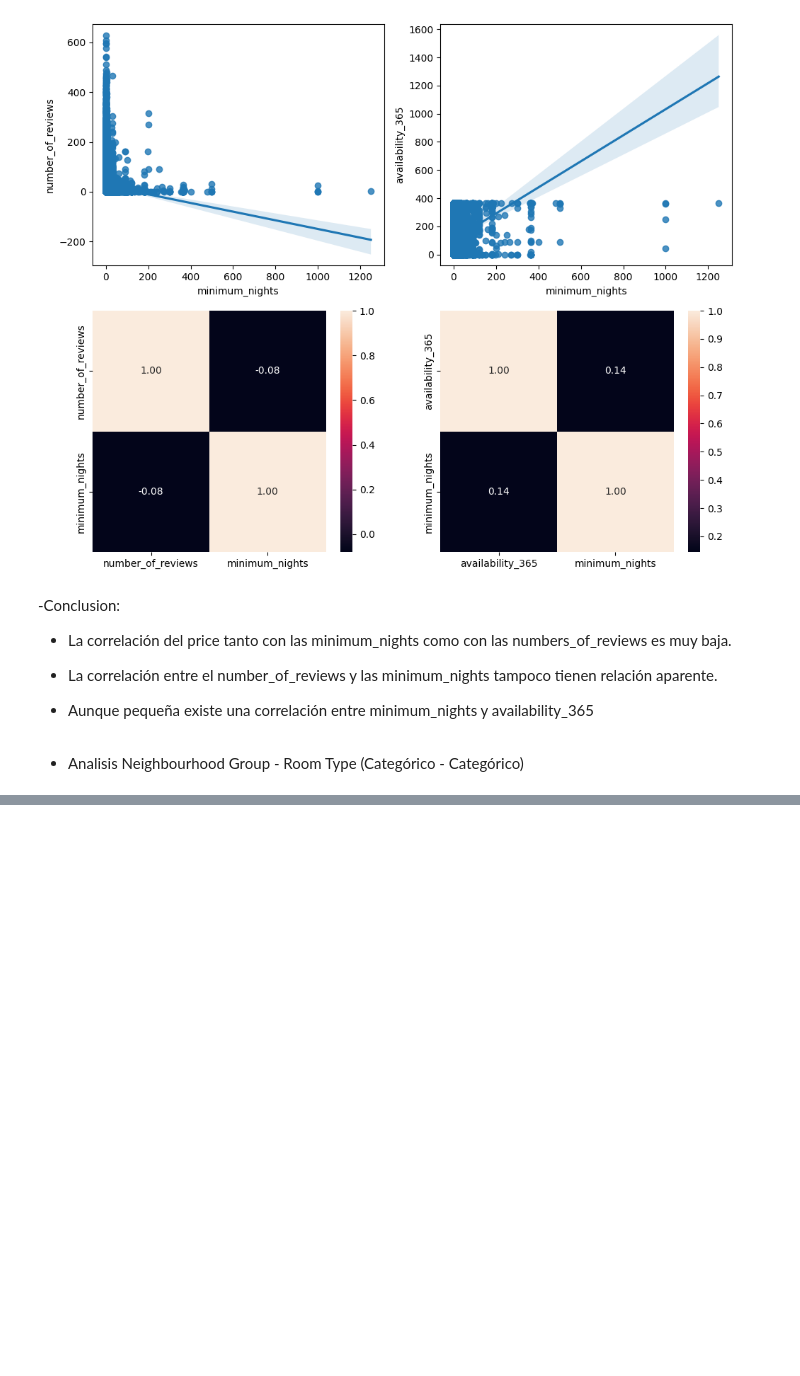
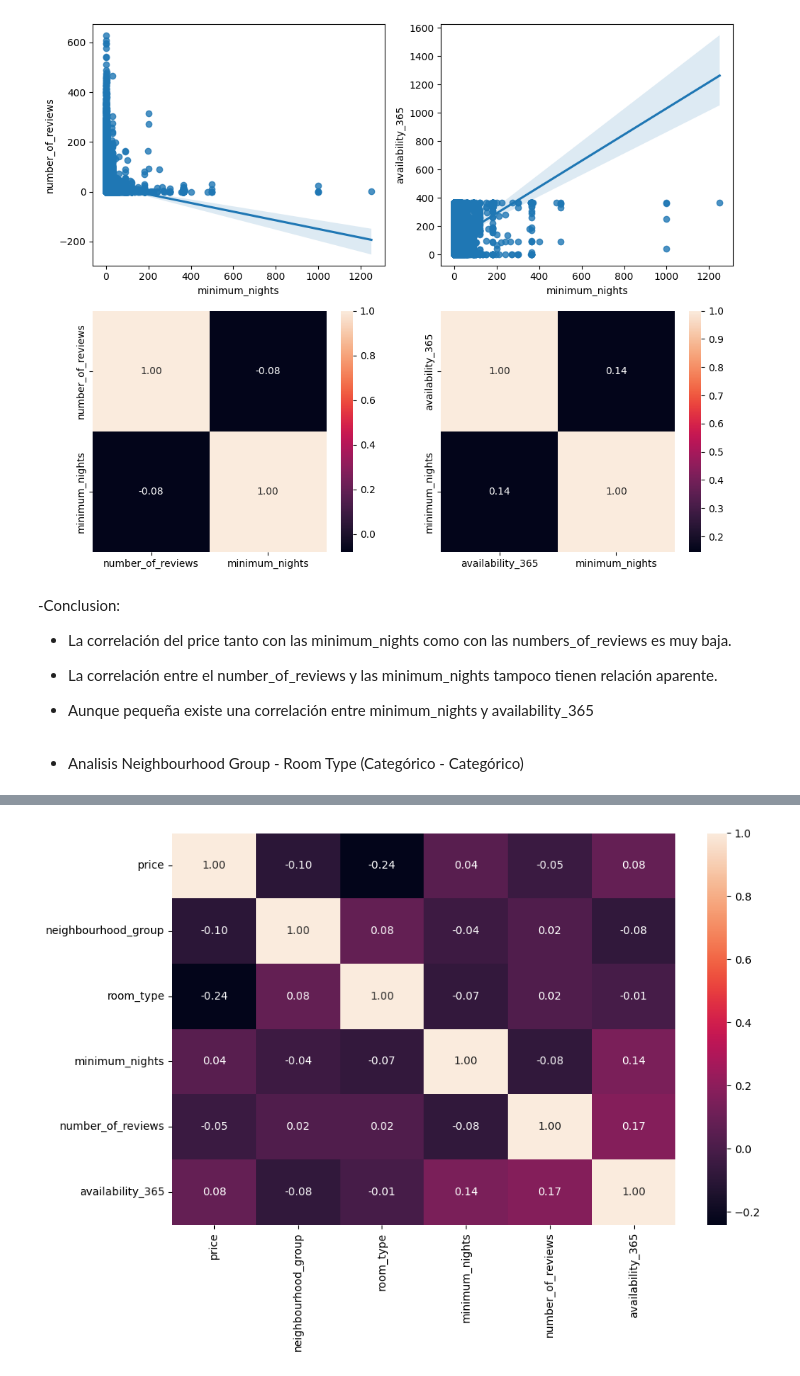
Before and after one commit to Fj-martinez33/AirBnB-NewYork, a Jupyter notebook: src/explore.ipynb, the cells around one changed output, grey strips where cells are left out. Drawn from its saved outputs; the diff is of its cells as text; code cells hidden in the pictures; blank space fills up the shorter version.

```diff
--- a/src/explore.ipynb
+++ b/src/explore.ipynb
@@ -311,0 +321,20 @@ CatCatAnalysi(data)
+# %%
+#Aplicamos OHE
+neighborhood_group = np.array(data.neighbourhood_group.unique()).reshape(-1,1) #Necesitamos convertirlo en una array 2x2 para poder pasarlo por la funcion fit.
+col_name = "neighbourhood_group"
+
+def Encoder(lst, enc_col):
+    enc = OneHotEncoder(drop="first", handle_unknown="ignore")
+    enc.fit(lst)
+    result = enc.transform(data[[enc_col]]).toarray()
+    return result
+
+
+neighborhood_encoded = Encoder(neighborhood_group, col_name)
+data["neighbourhood_group"] = neighborhood_encoded
+
+col_name = "room_type"
+room_type = np.array(data.room_type.unique()).reshape(-1,1)
+
+roomtype_encoded = Encoder(room_type, col_name)
+data["room_type"] = roomtype_encoded
@@ -311,0 +355,9 @@ CatCatAnalysi(data)
+# %%
+fig, axis = plt.subplots(figsize=(10,7))
+
+sns.heatmap(data[["price", "neighbourhood_group","room_type","minimum_nights","number_of_reviews","availability_365"]].corr(), annot=True, fmt=".2f")
+
+plt.tight_layout()
+plt.show()
+# %% [output]
+[figure, added]
```
Also changed, not shown: parts of 8 cells of this notebook, 2 other files.
